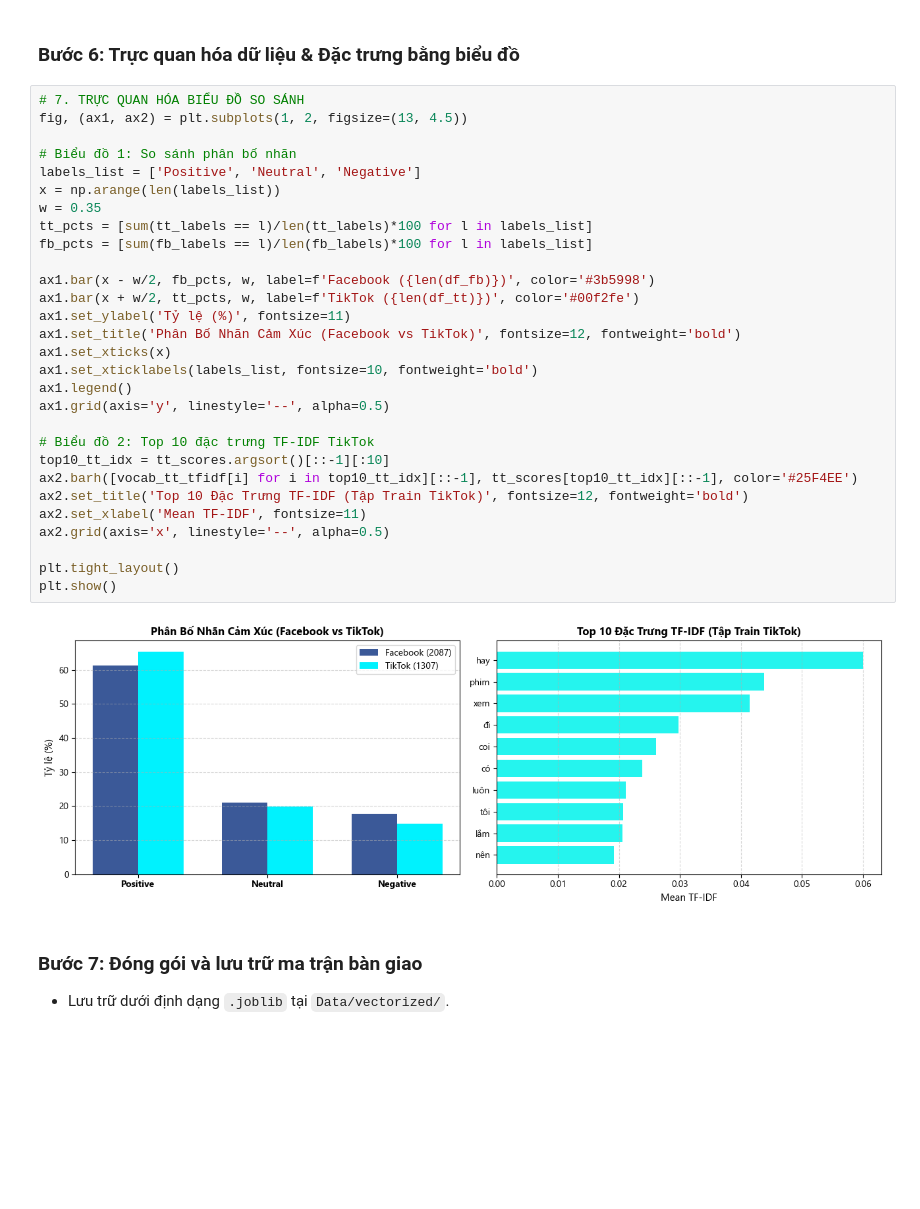
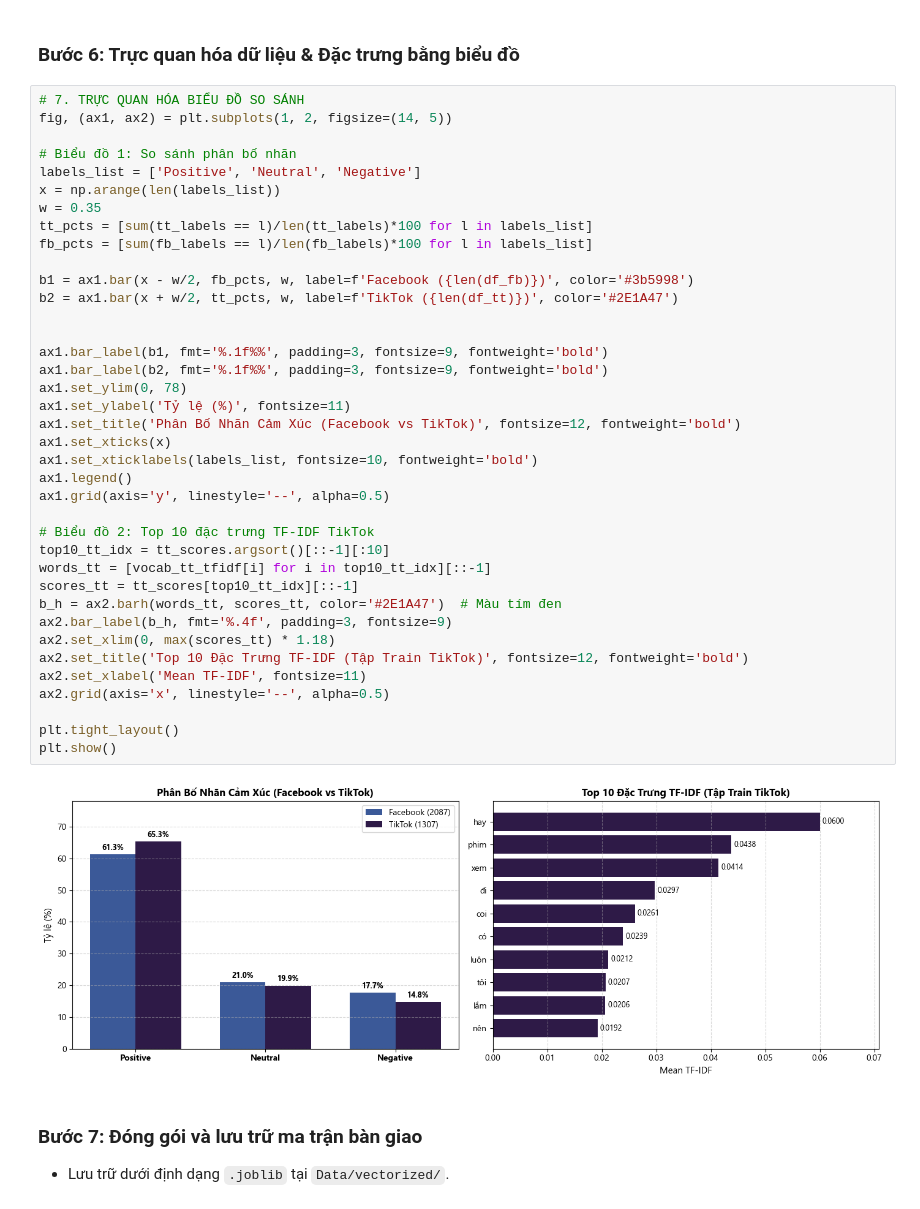
Before and after one commit to damchienthang/BTL-PTKPDLVB-Phan_Loai_Cam_Xuc_Mua_Do, a Jupyter notebook: src/vectorization.ipynb, the cells around one changed output. Saved outputs shown, nothing was run; the diff lists cells and outputs as text; blank space fills up the shorter version.

Commit message:
Chỉnh sửa visual

```diff
--- a/src/vectorization.ipynb
+++ b/src/vectorization.ipynb
@@ -161,35 +157,44 @@ Từ vựng giao thoa chung: 1,221 (20.9%)
 ### Bước 6: Trực quan hóa dữ liệu & Đặc trưng bằng biểu đồ
 # %%
 # 7. TRỰC QUAN HÓA BIỂU ĐỒ SO SÁNH
-fig, (ax1, ax2) = plt.subplots(1, 2, figsize=(13, 4.5))
+fig, (ax1, ax2) = plt.subplots(1, 2, figsize=(14, 5))
 
 # Biểu đồ 1: So sánh phân bố nhãn
 labels_list = ['Positive', 'Neutral', 'Negative']
 x = np.arange(len(labels_list))
 w = 0.35
 tt_pcts = [sum(tt_labels == l)/len(tt_labels)*100 for l in labels_list]
 fb_pcts = [sum(fb_labels == l)/len(fb_labels)*100 for l in labels_list]
 
-ax1.bar(x - w/2, fb_pcts, w, label=f'Facebook ({len(df_fb)})', color='#3b5998')
-ax1.bar(x + w/2, tt_pcts, w, label=f'TikTok ({len(df_tt)})', color='#00f2fe')
+b1 = ax1.bar(x - w/2, fb_pcts, w, label=f'Facebook ({len(df_fb)})', color='#3b5998')
+b2 = ax1.bar(x + w/2, tt_pcts, w, label=f'TikTok ({len(df_tt)})', color='#2E1A47')
+
+
+ax1.bar_label(b1, fmt='%.1f%%', padding=3, fontsize=9, fontweight='bold')
+ax1.bar_label(b2, fmt='%.1f%%', padding=3, fontsize=9, fontweight='bold')
+ax1.set_ylim(0, 78)
 ax1.set_ylabel('Tỷ lệ (%)', fontsize=11)
 ax1.set_title('Phân Bố Nhãn Cảm Xúc (Facebook vs TikTok)', fontsize=12, fontweight='bold')
 ax1.set_xticks(x)
 ax1.set_xticklabels(labels_list, fontsize=10, fontweight='bold')
 ax1.legend()
 ax1.grid(axis='y', linestyle='--', alpha=0.5)
 
 # Biểu đồ 2: Top 10 đặc trưng TF-IDF TikTok
 top10_tt_idx = tt_scores.argsort()[::-1][:10]
-ax2.barh([vocab_tt_tfidf[i] for i in top10_tt_idx][::-1], tt_scores[top10_tt_idx][::-1], color='#25F4EE')
+words_tt = [vocab_tt_tfidf[i] for i in top10_tt_idx][::-1]
+scores_tt = tt_scores[top10_tt_idx][::-1]
+b_h = ax2.barh(words_tt, scores_tt, color='#2E1A47')  # Màu tím đen
+ax2.bar_label(b_h, fmt='%.4f', padding=3, fontsize=9)
+ax2.set_xlim(0, max(scores_tt) * 1.18)
 ax2.set_title('Top 10 Đặc Trưng TF-IDF (Tập Train TikTok)', fontsize=12, fontweight='bold')
 ax2.set_xlabel('Mean TF-IDF', fontsize=11)
 ax2.grid(axis='x', linestyle='--', alpha=0.5)
 
 plt.tight_layout()
 plt.show()
 # %% [output]
-[figure, old version]
+[figure, new version]
 # %% [markdown]
 ### Bước 7: Đóng gói và lưu trữ ma trận bàn giao
 - Lưu trữ dưới định dạng `.joblib` tại `Data/vectorized/`.
```
Also changed, not shown: parts of 3 cells of this notebook, 5 other files.
